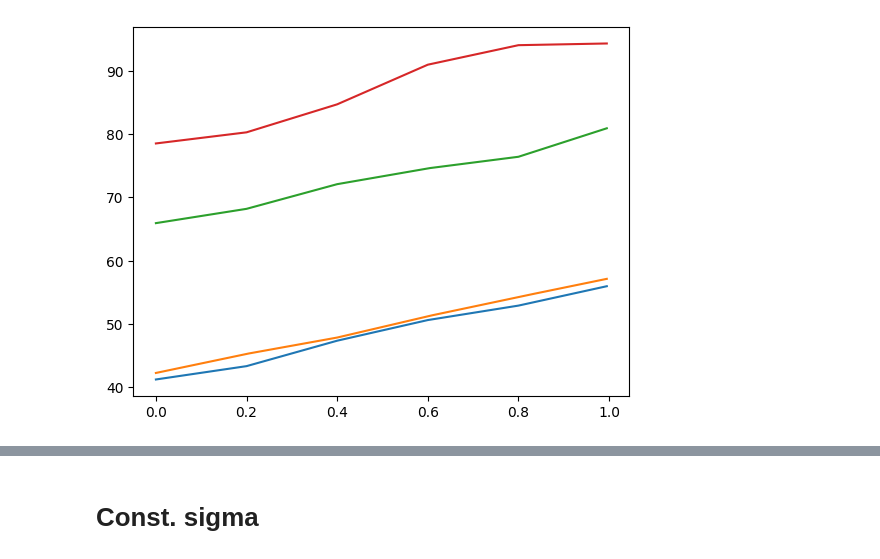
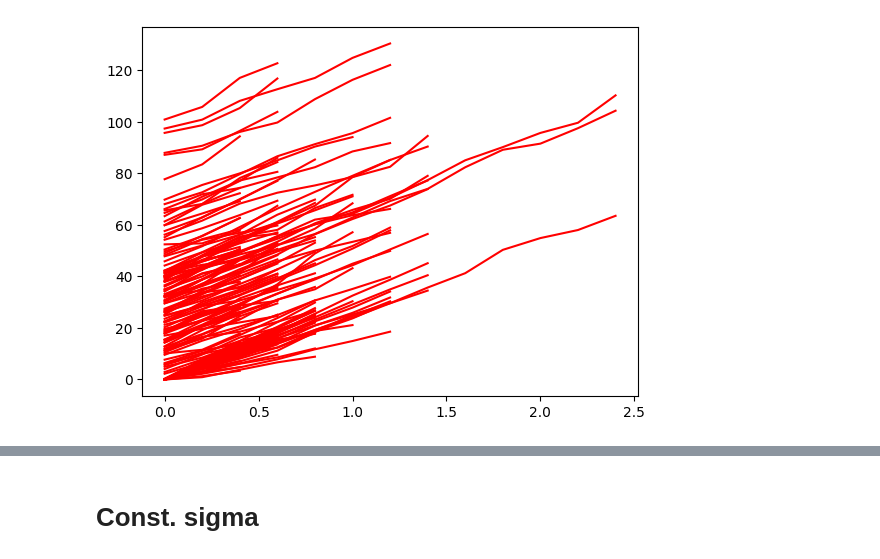
Before and after one commit to TimLockstedt/Opt1, a Jupyter notebook: Vlg_Const_armijo.ipynb, the cells around one changed output, grey strips where cells are left out. Saved outputs shown, nothing was run; the diff lists cells and outputs as text; code cells hidden in the pictures.

```diff
--- a/Vlg_Const_armijo.ipynb
+++ b/Vlg_Const_armijo.ipynb
@@ -34,11 +34,14 @@ random_samples = [dataset_nuber]
 # dt = 0.02
 # sigma = 0.001
 # %%
+dataset_nuber = 0
 test = data_class(fileName)
 test.next_dataset(dataset_nuber)
 test.LinInterplation(dt)
 test.switch_iteration()
-for i in range(test.get_x().shape[0]):
-    plt.plot(test.get_t(),test.get_x()[i,:])
+for j in range(50):
+	test.next_dataset()
+	for i in range(test.get_x().shape[0]):
+		plt.plot(test.get_t()-np.min(test.get_t()), test.get_x()[i,:]-np.min(test.get_x()[0,:]), color = "r")
 # %% [output]
-[figure, old version]
+[figure, new version]
```
Also changed, not shown: parts of 9 cells of this notebook, 59 other files.
